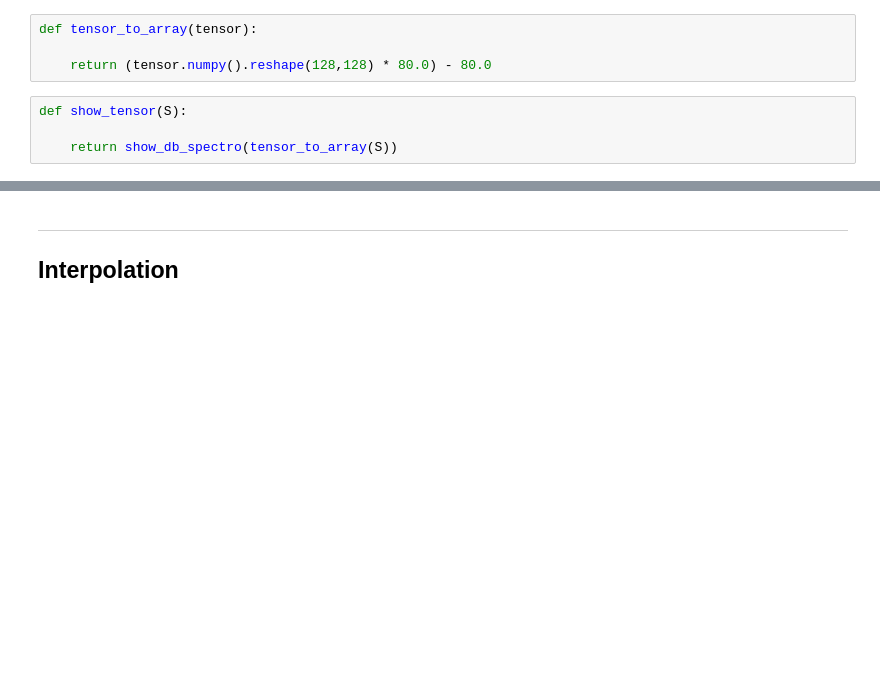
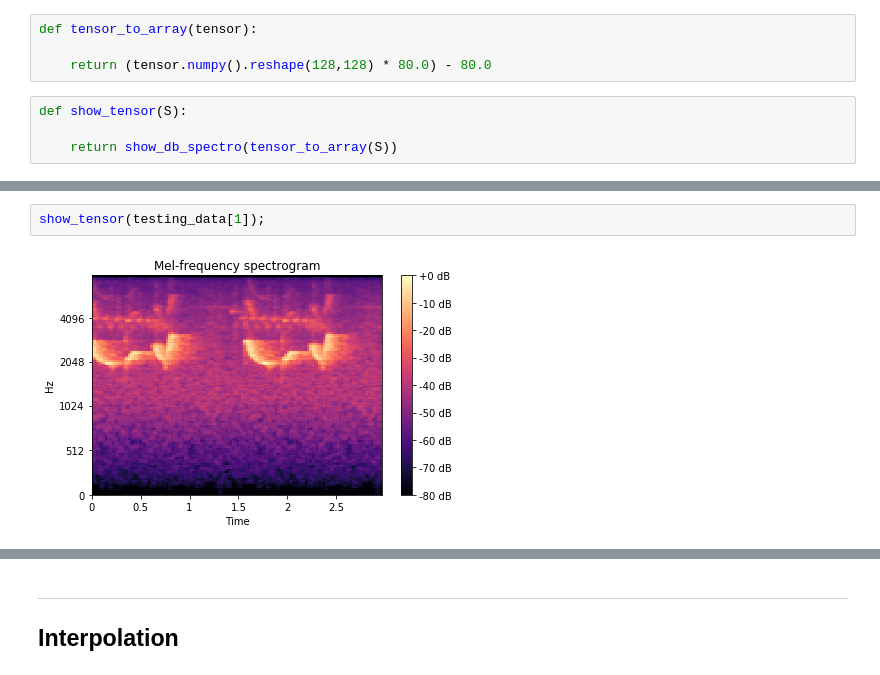
Before and after one commit to parkeraddison/aiArt-dead-birds, a Jupyter notebook: proj2.ipynb, the cells around one changed output, grey strips where cells are left out. Drawn from its saved outputs; the diff is of its cells as text; blank space fills up the shorter version.

```diff
--- a/proj2.ipynb
+++ b/proj2.ipynb
@@ -322,0 +375,4 @@ def inverse_db_tensor(tensor):
+# %%
+show_tensor(testing_data[1]);
+# %% [output]
+[figure, added]
```
Also changed, not shown: parts of 33 cells of this notebook, 3 other files.
